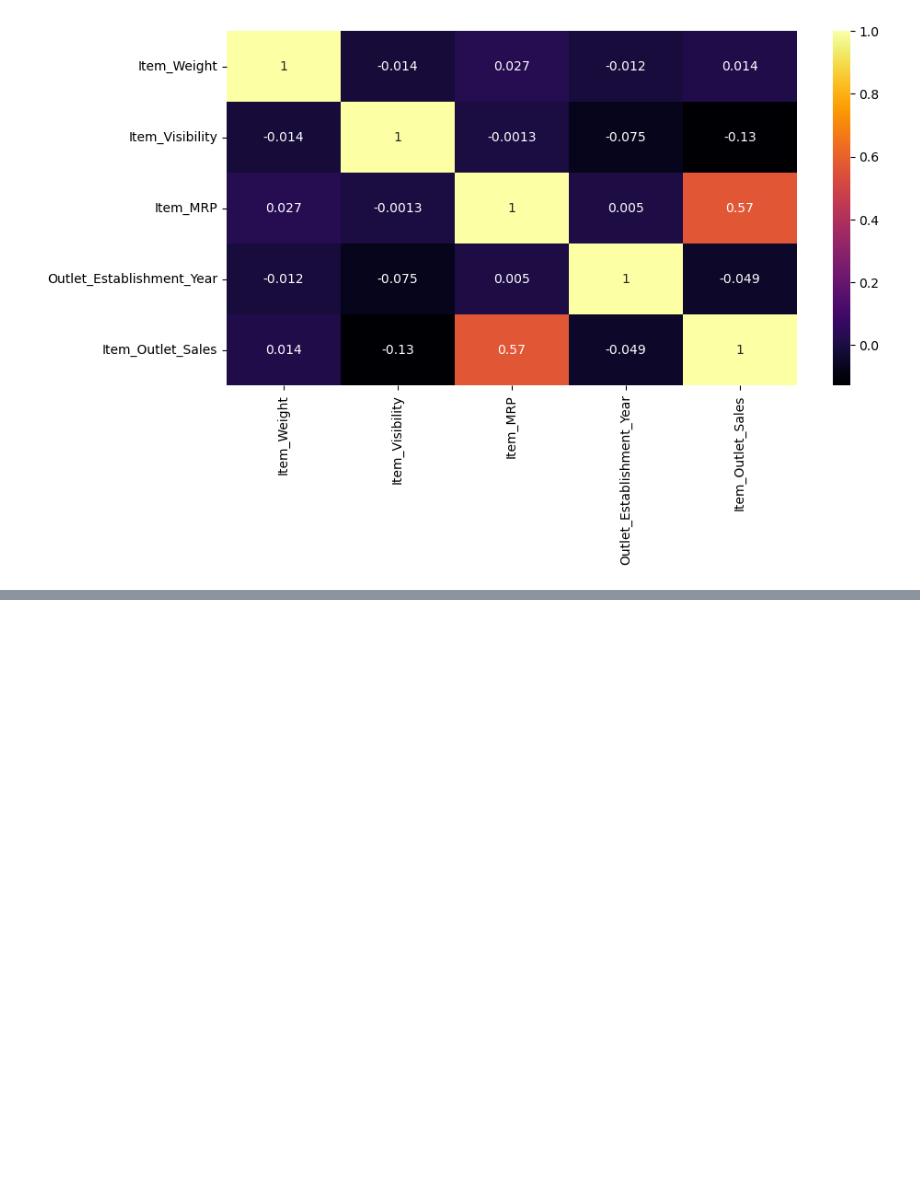
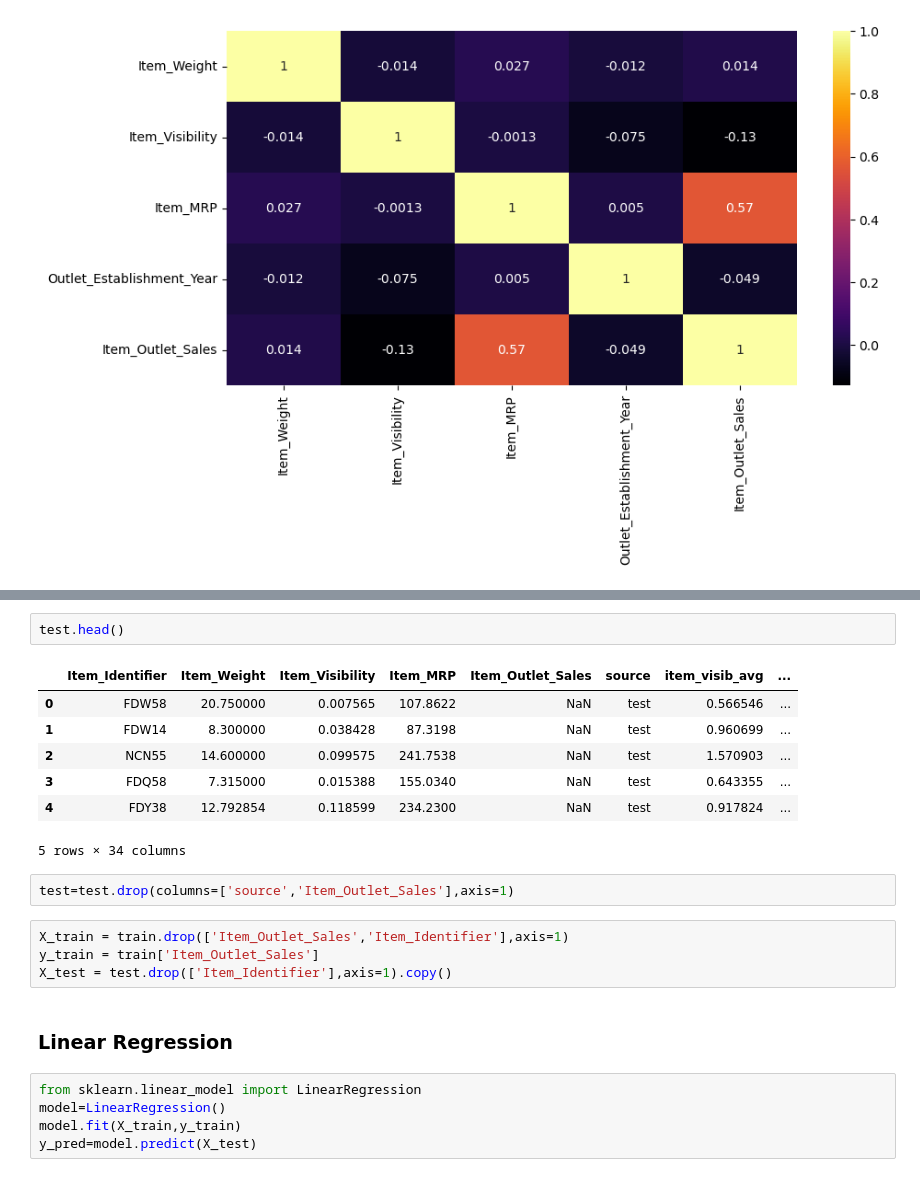
Before and after one commit to shaanVM/BigMartSalesPrediction, a Jupyter notebook: BigMartSalesPrediction.ipynb, the cells around one changed output, grey strips where cells are left out. Cells and saved outputs as stored; diff of their text form; blank space fills up the shorter version.

Commit message:
Performed LinearRegression

```diff
--- a/BigMartSalesPrediction.ipynb
+++ b/BigMartSalesPrediction.ipynb
@@ -652,0 +692,23 @@ dtype: object
+# %%
+test.head()
+# %% [output]
+|  | Item_Identifier | Item_Weight | Item_Visibility | Item_MRP | Item_Outlet_Sales | source | item_visib_avg | ... |
+| 0 | FDW58 | 20.750000 | 0.007565 | 107.8622 | NaN | test | 0.566546 | ... |
+| 1 | FDW14 | 8.300000 | 0.038428 | 87.3198 | NaN | test | 0.960699 | ... |
+| 2 | NCN55 | 14.600000 | 0.099575 | 241.7538 | NaN | test | 1.570903 | ... |
+| 3 | FDQ58 | 7.315000 | 0.015388 | 155.0340 | NaN | test | 0.643355 | ... |
+| 4 | FDY38 | 12.792854 | 0.118599 | 234.2300 | NaN | test | 0.917824 | ... |
+5 rows × 34 columns
+# %%
+test=test.drop(columns=['source','Item_Outlet_Sales'],axis=1)
+# %%
+X_train = train.drop(['Item_Outlet_Sales','Item_Identifier'],axis=1)
+y_train = train['Item_Outlet_Sales']
+X_test = test.drop(['Item_Identifier'],axis=1).copy()
+# %% [markdown]
+### Linear Regression
+# %%
+from sklearn.linear_model import LinearRegression
+model=LinearRegression()
+model.fit(X_train,y_train)
+y_pred=model.predict(X_test)
```
Also changed, not shown: parts of 79 cells of this notebook.
